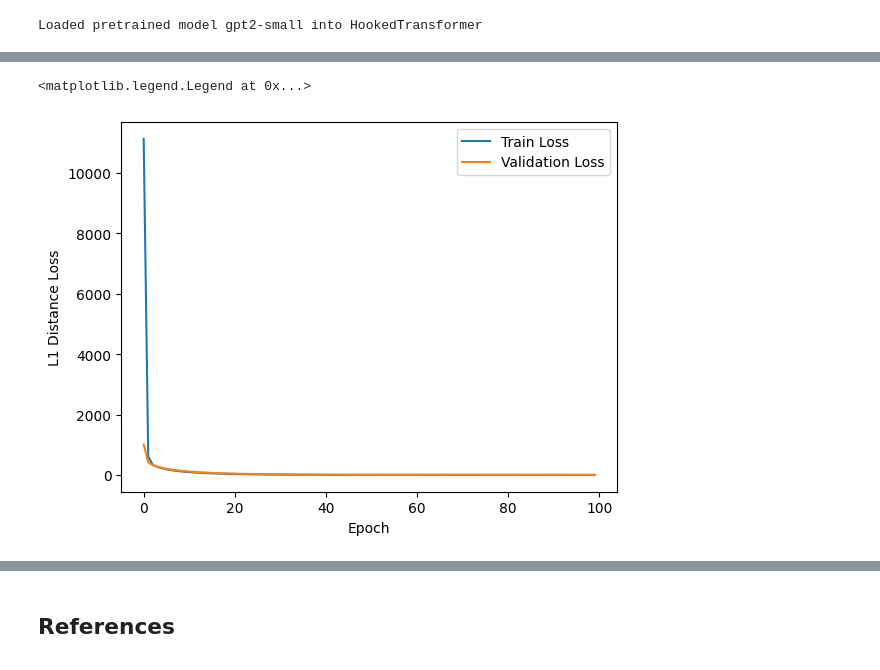
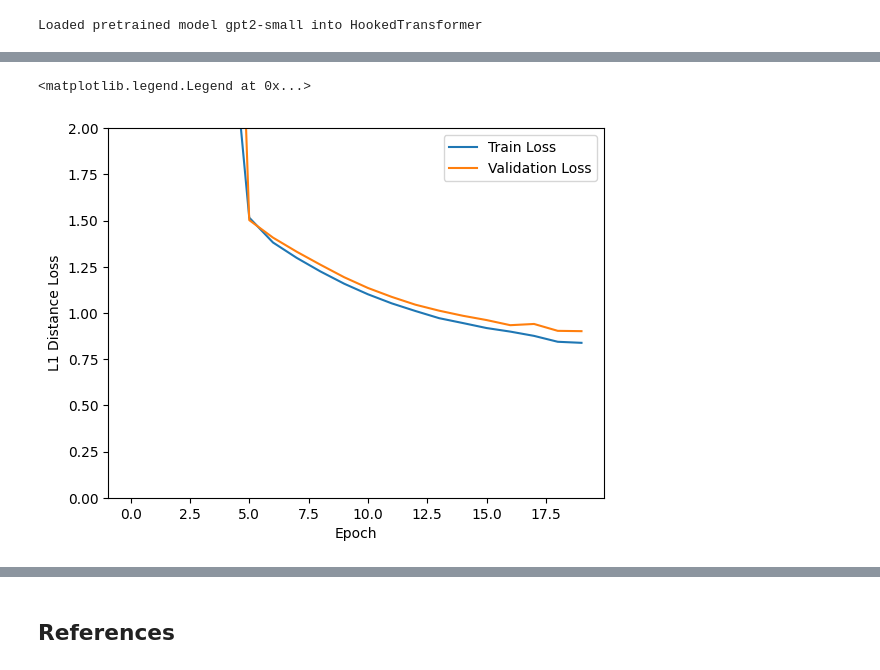
Before and after one commit to onjurgensen/probing_syntax_in_LLMs, a Jupyter notebook: probing_syntax_in_LLMs.ipynb, the cells around one changed output, grey strips where cells are left out. Cells and saved outputs as stored; diff of their text form; code cells hidden in the pictures.

```diff
--- a/probing_syntax_in_LLMs.ipynb
+++ b/probing_syntax_in_LLMs.ipynb
@@ -229,0 +238,10 @@ len(sentences_train), len(sentences_val), len(sentences_test)
+# %%
+idx = 201
+print(sentences_train[idx].metadata["text"])
+tokens = tokenizer.tokenize(sentences_train[idx].metadata["text"])
+mat, ids, root_dist, forms = distance_matrix_from_sentence(sentences_train[idx])
+sns.heatmap(mat, xticklabels=forms, yticklabels=forms, cmap="Blues", annot=True)
+
+print(tokens)
+print(len(tokens))
+print(len(forms))
@@ -281,10 +311,16 @@ class SyntaxProbeDataset(Dataset):
 
 
             # fix this one
-            if activation.shape[0] == mat.shape[0]:
+            # if activation.shape[0] == mat.shape[0]:
+            #     self.sentences.append(sentence)
+            #     self.activations.append(activation)
+            #     self.matrices.append(mat)
+            min_len = min(activation.shape[0], mat.shape[0])
+            if min_len > 0:
                 self.sentences.append(sentence)
-                self.activations.append(activation)
-                self.matrices.append(mat)
+                self.activations.append(activation[:min_len])
+                self.matrices.append(mat[:min_len, :min_len])
+
 
     def __len__(self):
         return len(self.sentences)
@@ -538,7 +574,7 @@ args = {
     'probe': {'maximum_rank': 64, 'params_path': 'probe_params.pt'},
     'model': {'hidden_dim': 768},
     'device': 'cuda' if torch.cuda.is_available() else 'cpu',
-    'probe_training': {'epochs': 100},
+    'probe_training': {'epochs': 20},
     'reporting': {'root': './'}
 }
 probe = TwoWordPSDProbe(args)
@@ -546,10 +582,10 @@ loss_fn = L1DistanceLoss(args)
 regimen = ProbeRegimen(args)
 
 dataset = SyntaxProbeDataset(sentences_train, 'gpt2-small', 'blocks.8.hook_resid_post')
-dataloader = DataLoader(dataset, batch_size=8, collate_fn=custom_collate_fn)
+dataloader = DataLoader(dataset, batch_size=32, collate_fn=custom_collate_fn)
 
 val_dataset = SyntaxProbeDataset(sentences_val, 'gpt2-small', 'blocks.8.hook_resid_post')
-val_dataloader = DataLoader(val_dataset, batch_size=8, collate_fn=custom_collate_fn)
+val_dataloader = DataLoader(val_dataset, batch_size=32, collate_fn=custom_collate_fn)
 
 class IdentityModel(nn.Module):
     def forward(self, x):
@@ -596,9 +632,10 @@ Saving probe parameters
 # %%
 plt.plot(regimen.train_losses, label='Train Loss')
 plt.plot(regimen.val_losses, label='Validation Loss')
 plt.xlabel('Epoch')
 plt.ylabel('L1 Distance Loss')
+plt.ylim(0, 2)
 plt.legend()
 # %% [output]
 <matplotlib.legend.Legend at 0x...>
-[figure, old version]
+[figure, new version]
```
Also changed, not shown: parts of 11 cells of this notebook, 1 other file.
